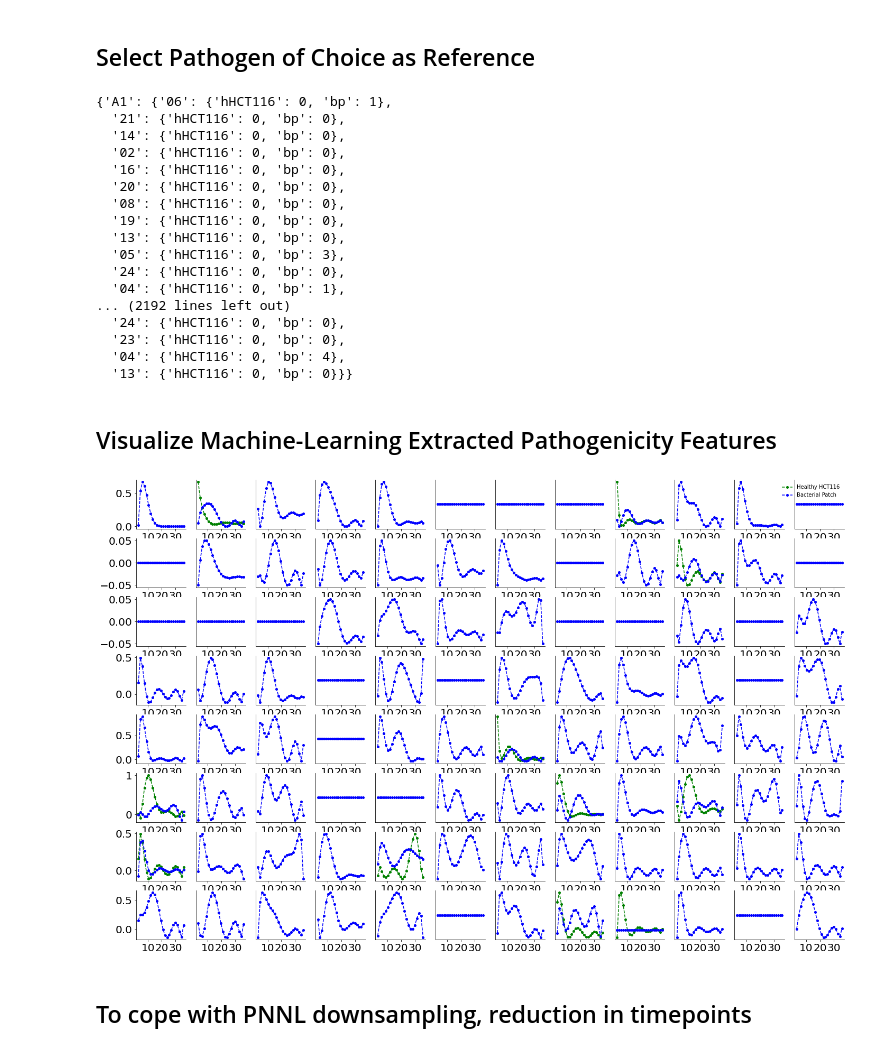
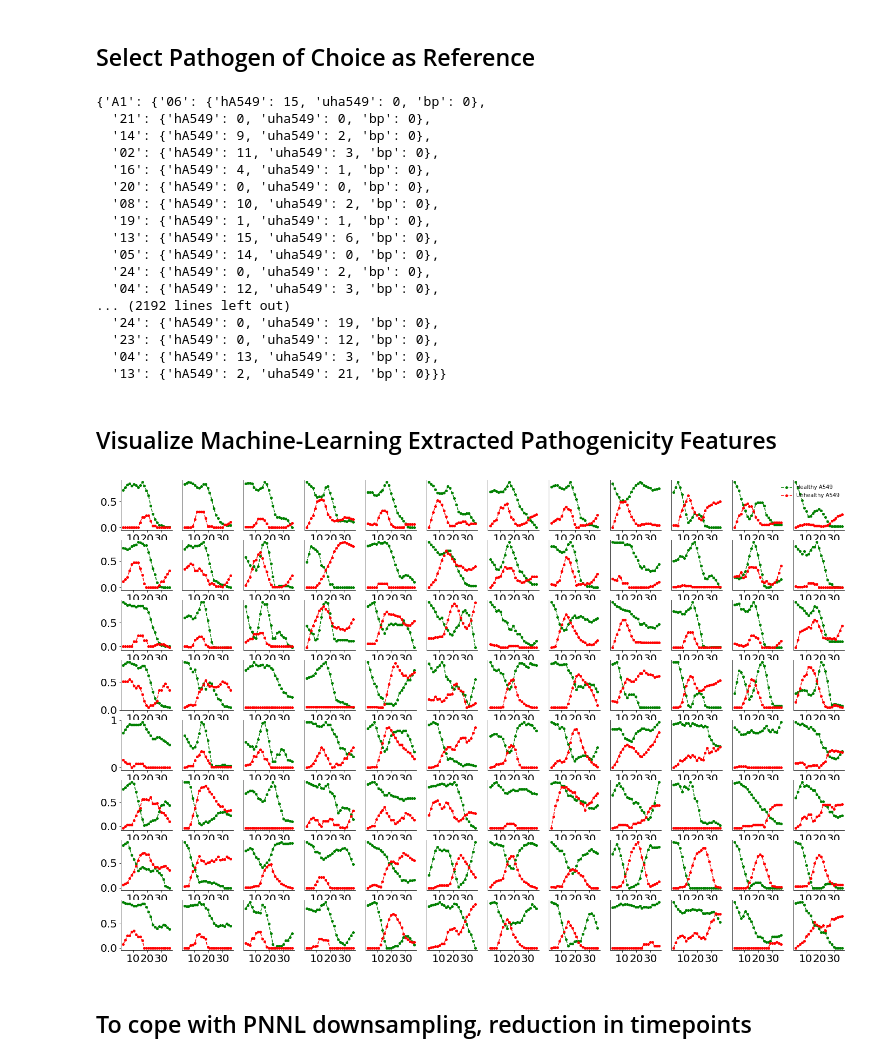
Before and after one commit to YeungRepo/FriendorFoe, a Jupyter notebook: Visualization/Viz96WellArray_PReview_Oct2021IVV_GeneralProcessing.ipynb, the cells around one changed output. Drawn from its saved outputs; the diff is of its cells as text; code cells hidden in the pictures.

```diff
--- a/Visualization/Viz96WellArray_PReview_Oct2021IVV_GeneralProcessing.ipynb
+++ b/Visualization/Viz96WellArray_PReview_Oct2021IVV_GeneralProcessing.ipynb
@@ -210,7 +213,7 @@ import matplotlib.pyplot as plt
 
 
 PlateNum = '4';
-HostCellLineType = 'HCT116';
+HostCellLineType = 'A549';
 
 
 if HostCellLineType=='A549':
@@ -229,7 +232,7 @@ PlateLayoutofSampleIndices,DestPlateCols = Oct2021DataFrame(np.int(PlateNum))
 
 
 list_of_colors = ['g','r','b']
-PolyOrd = 7;
+PolyOrd = 1;  # 7 for initial analysis , change back to 7. . .
 
 
 
@@ -328,23 +331,23 @@ warnings.filterwarnings("ignore")
 # %%
 feature_dict
 # %% [output]
-{'A1': {'06': {'hHCT116': 0, 'bp': 1},
-  '21': {'hHCT116': 0, 'bp': 0},
-  '14': {'hHCT116': 0, 'bp': 0},
-  '02': {'hHCT116': 0, 'bp': 0},
-  '16': {'hHCT116': 0, 'bp': 0},
-  '20': {'hHCT116': 0, 'bp': 0},
-  '08': {'hHCT116': 0, 'bp': 0},
-  '19': {'hHCT116': 0, 'bp': 0},
-  '13': {'hHCT116': 0, 'bp': 0},
-  '05': {'hHCT116': 0, 'bp': 3},
-  '24': {'hHCT116': 0, 'bp': 0},
-  '04': {'hHCT116': 0, 'bp': 1},
+{'A1': {'06': {'hA549': 15, 'uha549': 0, 'bp': 0},
+  '21': {'hA549': 0, 'uha549': 0, 'bp': 0},
+  '14': {'hA549': 9, 'uha549': 2, 'bp': 0},
+  '02': {'hA549': 11, 'uha549': 3, 'bp': 0},
+  '16': {'hA549': 4, 'uha549': 1, 'bp': 0},
+  '20': {'hA549': 0, 'uha549': 0, 'bp': 0},
+  '08': {'hA549': 10, 'uha549': 2, 'bp': 0},
+  '19': {'hA549': 1, 'uha549': 1, 'bp': 0},
+  '13': {'hA549': 15, 'uha549': 6, 'bp': 0},
+  '05': {'hA549': 14, 'uha549': 0, 'bp': 0},
+  '24': {'hA549': 0, 'uha549': 2, 'bp': 0},
+  '04': {'hA549': 12, 'uha549': 3, 'bp': 0},
 ... (2192 lines left out)
-  '24': {'hHCT116': 0, 'bp': 0},
-  '23': {'hHCT116': 0, 'bp': 0},
-  '04': {'hHCT116': 0, 'bp': 4},
-  '13': {'hHCT116': 0, 'bp': 0}}}
+  '24': {'hA549': 0, 'uha549': 19, 'bp': 0},
+  '23': {'hA549': 0, 'uha549': 12, 'bp': 0},
+  '04': {'hA549': 13, 'uha549': 3, 'bp': 0},
+  '13': {'hA549': 2, 'uha549': 21, 'bp': 0}}}
 # %% [markdown]
 ## Visualize Machine-Learning Extracted Pathogenicity Features
 # %%
@@ -373,36 +376,38 @@ for row_ind in range(0,len(all_row_ind)):
                     ys = ys/np.max(ys);
             if kernel_ind==0:
                 ys = [feature_dict[this_well][elem][kernel] for elem in time_keys]
                 ys = ys/np.max(ys);
             if kernel_ind ==1:
                 ys = [feature_dict[this_well][elem][kernel] for elem in time_keys]
                 ys = ys/np.max(ys);
                 ys = [np.max([elem-ys[0],0]) for elem in ys]
             times = [np.float(np.int(elem)*90.0/60.0) for elem in time_keys]
             subax = plt.subplot(len(all_row_ind),len(all_col_ind),len(all_col_ind)*(row_ind)+(col_ind+1),frameon=True,fc='white',)
             if len(time_keys)%2 ==0:
                 print(len(time_keys))
-                ys = savgol_filter(ys, len(time_keys)-1, PolyOrd) # window size 51, polynomial order 3
+                #ys = savgol_filter(ys, len(time_keys)-1, PolyOrd) # window size 51, polynomial order 3
+                ys = savgol_filter(ys, 5, PolyOrd) # window size 51, polynomial order 3
 
             else:
-                ys = savgol_filter(ys, len(time_keys), PolyOrd) # window size 51, polynomial order 3
+                #ys = savgol_filter(ys, len(time_keys), PolyOrd) # window size 51, polynomial order 3
+                ys = savgol_filter(ys, 5, PolyOrd) # window size 51, polynomial order 3
             subax.plot(times,ys,'.--',ms=8,color=list_of_colors[kernel_ind])
             #subax.xlabel('Time (Hrs)',size=20)
             #subax.ylabel('# of Clusters Estim.',size=20)
             #ax = plt.gca()
             #plt.ylim([0,1.0])
             #subax.set_yscale('log')
         subax.spines['right'].set_visible(False)
         subax.spines['top'].set_visible(False)
         #if not (row_ind ==7):
         #subax.get_xaxis().set_ticks([repr(np.int(elem)*30.0/60.0) for elem in time_keys])
         if not (col_ind ==0):
             subax.get_yaxis().set_ticks([])
         if row_ind==0 and col_ind==11:
             plt.legend([Formal_Kernel_Names[elem] for elem in Select_Kernels],fontsize=10,frameon=False)
         #subax.set_facecolor('gray')
 # %% [output]
-[figure, old version]
+[figure, new version]
 # %% [markdown]
 ## To cope with PNNL downsampling, reduction in timepoints
 # %%
```
Also changed, not shown: parts of 4 cells of this notebook, 8 other files.
